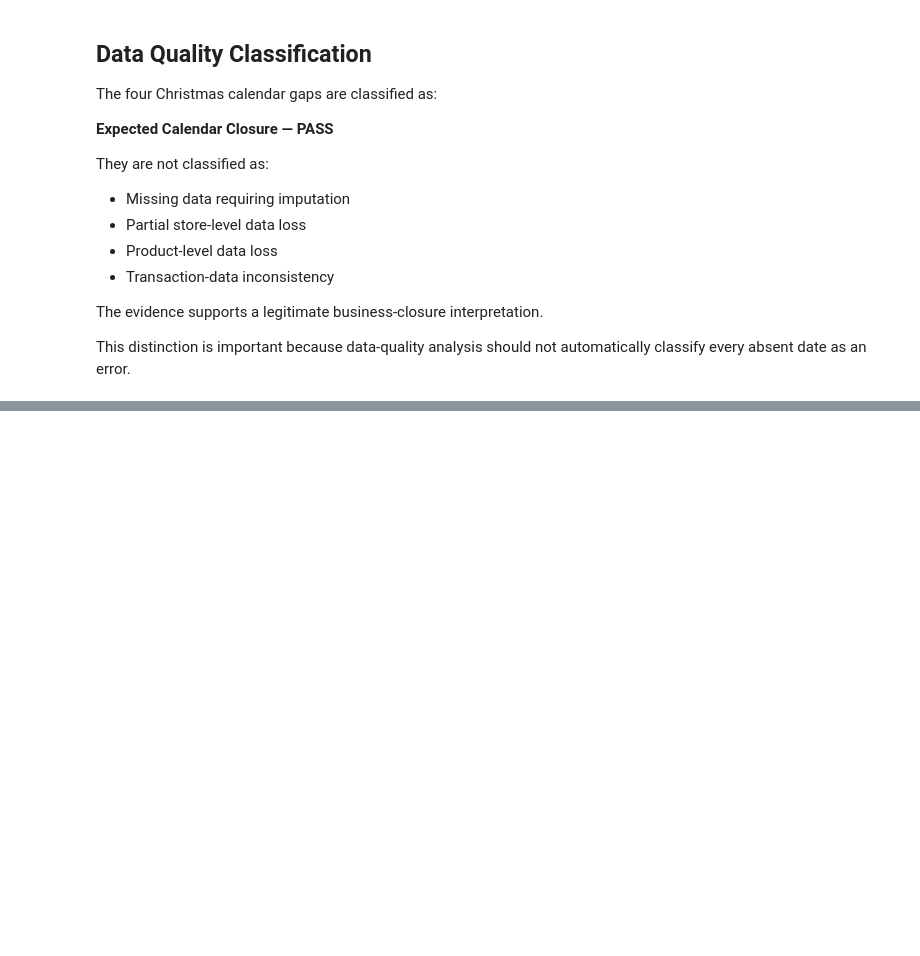
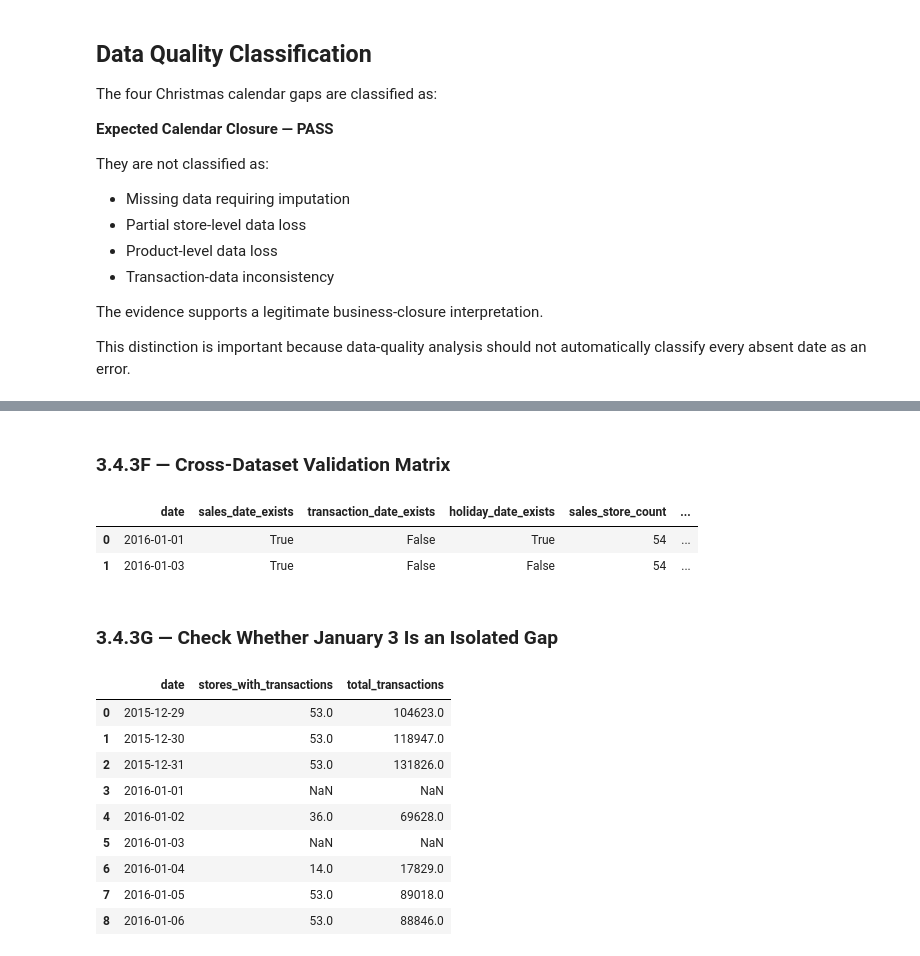
Before and after one commit to Abu-Hozaifa-Retail-Analyst/retail-sales-forecasting, a Jupyter notebook: notebooks/01_data_quality/02_initial_data_profiling.ipynb, the cells around one changed output, grey strips where cells are left out. Saved outputs shown, nothing was run; the diff lists cells and outputs as text; code cells hidden in the pictures; blank space fills up the shorter version.

```diff
--- a/notebooks/01_data_quality/02_initial_data_profiling.ipynb
+++ b/notebooks/01_data_quality/02_initial_data_profiling.ipynb
@@ -3786,0 +3996,77 @@ automatically classify every absent date as an error.
+# %% [markdown]
+### 3.4.3F — Cross-Dataset Validation Matrix
+# %%
+transaction_gap_check = pd.DataFrame({
+    "date": transaction_gap_dates
+})
+
+transaction_gap_check["sales_date_exists"] = (
+    transaction_gap_check["date"].isin(train["date"])
+)
+
+transaction_gap_check["transaction_date_exists"] = (
+    transaction_gap_check["date"].isin(transactions["date"])
+)
+
+transaction_gap_check["holiday_date_exists"] = (
+    transaction_gap_check["date"].isin(holidays["date"])
+)
+
+transaction_gap_check["sales_store_count"] = (
+    transaction_gap_check["date"].map(
+        train.groupby("date")["store_nbr"].nunique()
+    )
+)
+
+transaction_gap_check["sales_family_count"] = (
+    transaction_gap_check["date"].map(
+        train.groupby("date")["family"].nunique()
+    )
+)
+
+transaction_gap_check["sales_total"] = (
+    transaction_gap_check["date"].map(
+        train.groupby("date")["sales"].sum()
+    )
+)
+
+transaction_gap_check
+# %% [output]
+|  | date | sales_date_exists | transaction_date_exists | holiday_date_exists | sales_store_count | ... |
+| 0 | 2016-01-01 | True | False | True | 54 | ... |
+| 1 | 2016-01-03 | True | False | False | 54 | ... |
+# %% [markdown]
+### 3.4.3G — Check Whether January 3 Is an Isolated Gap
+# %%
+jan3_context = pd.date_range(
+    start="2015-12-29",
+    end="2016-01-06",
+    freq="D"
+)
+
+jan3_transaction_context = (
+    transactions[
+        transactions["date"].isin(jan3_context)
+    ]
+    .groupby("date")
+    .agg(
+        stores_with_transactions=("store_nbr", "nunique"),
+        total_transactions=("transactions", "sum")
+    )
+    .reindex(jan3_context)
+    .rename_axis("date")
+    .reset_index()
+)
+
+jan3_transaction_context
+# %% [output]
+|  | date | stores_with_transactions | total_transactions |
+| 0 | 2015-12-29 | 53.0 | 104623.0 |
+| 1 | 2015-12-30 | 53.0 | 118947.0 |
+| 2 | 2015-12-31 | 53.0 | 131826.0 |
+| 3 | 2016-01-01 | NaN | NaN |
+| 4 | 2016-01-02 | 36.0 | 69628.0 |
+| 5 | 2016-01-03 | NaN | NaN |
+| 6 | 2016-01-04 | 14.0 | 17829.0 |
+| 7 | 2016-01-05 | 53.0 | 89018.0 |
+| 8 | 2016-01-06 | 53.0 | 88846.0 |
```
Also changed, not shown: parts of 16 cells of this notebook, 1 other file.
